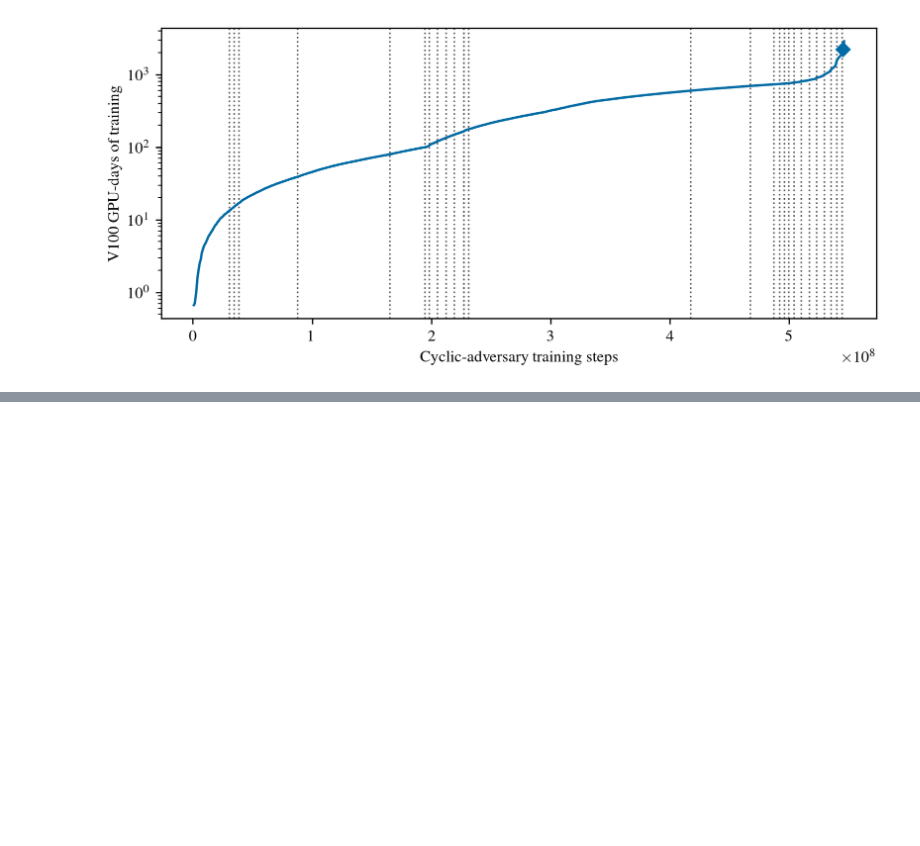
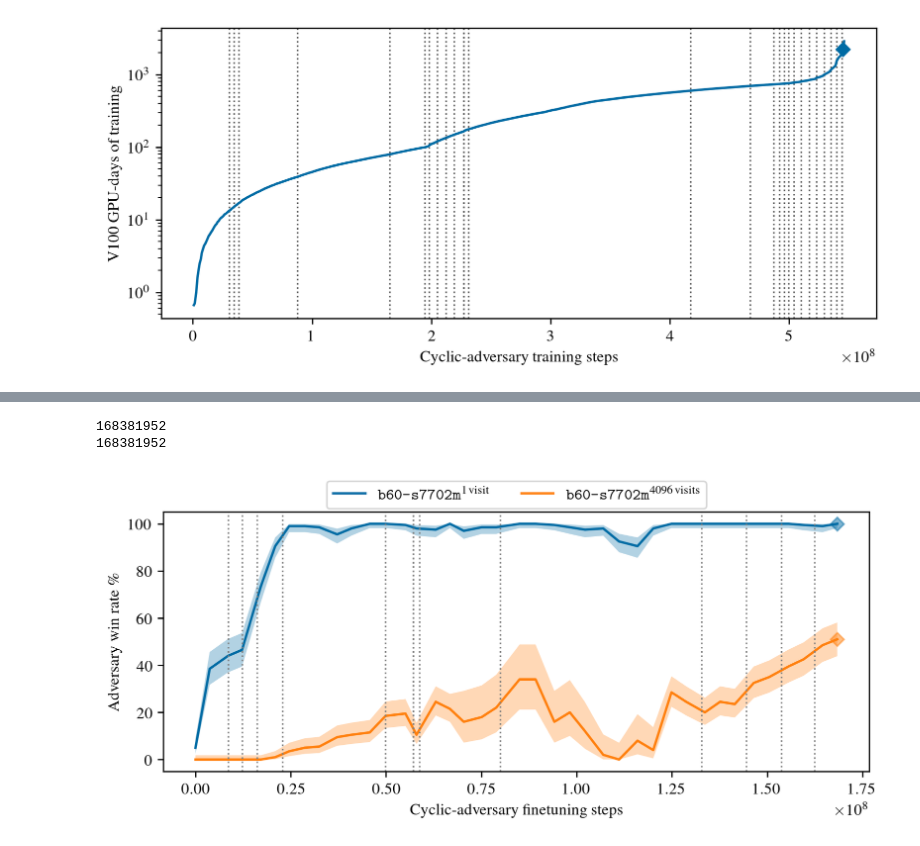
Before and after one commit to AlignmentResearch/KataGoVisualizer, a Jupyter notebook: notebooks/notebooks/paper/estimate-gpu-days-adv.ipynb, the cells around one changed output, grey strips where cells are left out. Drawn from its saved outputs; the diff is of its cells as text; code cells hidden in the pictures; blank space fills up the shorter version.

```diff
--- a/notebooks/notebooks/paper/estimate-gpu-days-adv.ipynb
+++ b/notebooks/notebooks/paper/estimate-gpu-days-adv.ipynb
@@ -683,0 +803,20 @@ fig.savefig("gpu-days-vs-steps-cyclic.pgf", backend="pgf")
+# %%
+victim_change_cml_steps = []
+for run_dir, offset in zip(
+    [
+        "ttseng-cyclic-vs-cp564-20230213-154321",
+        "tony-cyc-adv-ft-vs-b60-s7702m-20230518-185923",
+        "tony-cyc-adv-ft-vs-b60-s7702m-20230520-174057",
+    ],
+    sorted((df_ft.adv_cml_steps - df_ft.adv_orig_steps).unique()),
+):
+    steps = utils.get_victim_change_steps(
+        utils.parse_sgfs(
+            [os.path.join("/nas/ucb/k8/go-attack/victimplay", run_dir, "selfplay")]
+        )
+    )
+    print(steps)
+
+    victim_change_cml_steps.extend([s + offset for s in steps])
+
+print(victim_change_cml_steps)
@@ -683,0 +828,59 @@ fig.savefig("gpu-days-vs-steps-cyclic.pgf", backend="pgf")
+# %%
+ALPHA = 0.05
+
+for victim_visits in [1, 4096]:
+    sub_df = df_ft.query("victim_visits == @victim_visits")
+
+    mean_df = sub_df.groupby("adv_cml_steps").adv_win.mean()
+    visit_suffix = r"visits\;\;" if victim_visits > 1 else "visit"
+    (100 * mean_df).plot(
+        label=rf"$\texttt{{b60-s7702m}}^\mathrm{{{victim_visits}\,{visit_suffix}}}$",
+    )
+
+    # Compute Clopper-Pearson confidence intervals
+    ci_df = sub_df.groupby("adv_cml_steps").adv_win.apply(
+        lambda x: proportion_confint(
+            x.sum(),
+            len(x),
+            alpha=ALPHA,
+            method="beta",
+        )
+    )
+    ci_df = pd.DataFrame(ci_df.tolist(), index=ci_df.index, columns=["lower", "upper"])
+    ci_df = 100 * ci_df
+    plt.fill_between(
+        mean_df.index,
+        ci_df.lower,  # type: ignore
+        ci_df.upper,  # type: ignore
+        alpha=0.3,
+        edgecolor="none",
+    )
+
+    plt.plot(
+        mean_df.index[-1],
+        100 * mean_df.iloc[-1],
+        "D",
+        # Use same color as line
+        color=plt.gca().lines[-1].get_color(),
+        alpha=0.5,
+    )
+    print(mean_df.index[-1])
+
+max_step = max(victim_change_cml_steps)
+for xc in victim_change_cml_steps:
+    if xc > 0:
+        plt.axvline(x=xc, linestyle=":", linewidth=1, color="tab:gray")
+
+plt.xlabel("Cyclic-adversary finetuning steps")
+plt.ylabel(r"Adversary win rate \%")
+
+# Legend on top of plot
+plt.legend(loc="upper center", bbox_to_anchor=(0.5, 1.15), ncol=2)
+
+plt.ylim(-5, 105)
+plt.savefig(f"adv-finetune-vs-steps.pgf", backend="pgf")
+plt.show()
+# %% [output]
+168381952
+168381952
+[figure, added]
```
Also changed, not shown: parts of 10 cells of this notebook, 1 other file.
